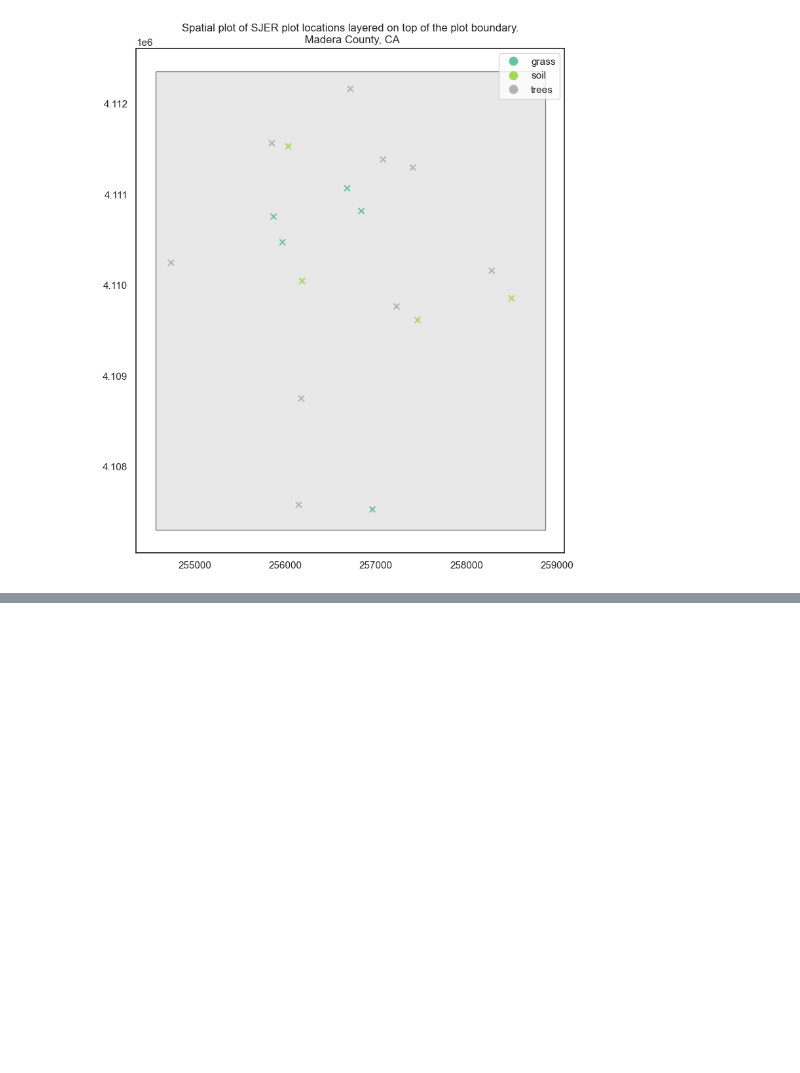
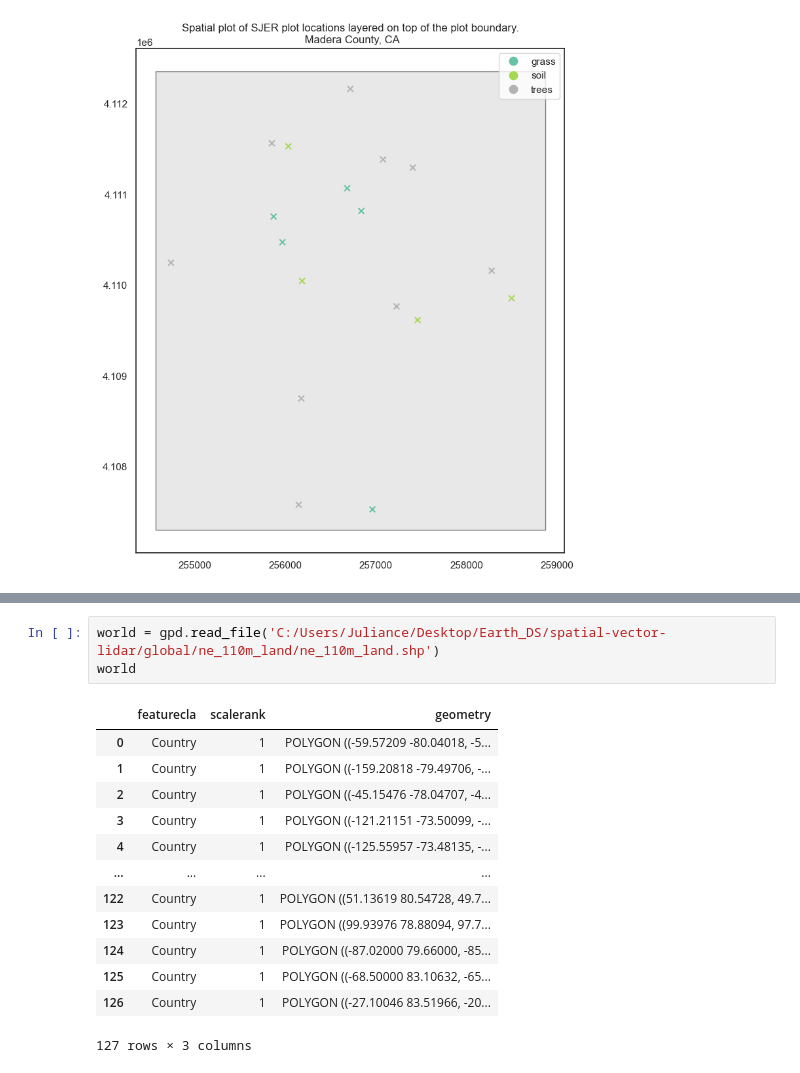
Before and after one commit to KenMuriuki/Earth-Studies, a Jupyter notebook: ch2.ipynb, the cells around one changed output, grey strips where cells are left out. Cells and saved outputs as stored; diff of their text form; blank space fills up the shorter version.

```diff
--- a/ch2.ipynb
+++ b/ch2.ipynb
@@ -118,0 +179,17 @@ Text(0.5, 1.0, 'Spatial plot of SJER plot locations layered on top of the plot b
+# %%
+world = gpd.read_file('C:/Users/Juliance/Desktop/Earth_DS/spatial-vector-lidar/global/ne_110m_land/ne_110m_land.shp')
+world
+# %% [output]
+|  | featurecla | scalerank | geometry |
+| 0 | Country | 1 | POLYGON ((-59.57209 -80.04018, -5... |
+| 1 | Country | 1 | POLYGON ((-159.20818 -79.49706, -... |
+| 2 | Country | 1 | POLYGON ((-45.15476 -78.04707, -4... |
+| 3 | Country | 1 | POLYGON ((-121.21151 -73.50099, -... |
+| 4 | Country | 1 | POLYGON ((-125.55957 -73.48135, -... |
+| ... | ... | ... | ... |
+| 122 | Country | 1 | POLYGON ((51.13619 80.54728, 49.7... |
+| 123 | Country | 1 | POLYGON ((99.93976 78.88094, 97.7... |
+| 124 | Country | 1 | POLYGON ((-87.02000 79.66000, -85... |
+| 125 | Country | 1 | POLYGON ((-68.50000 83.10632, -65... |
+| 126 | Country | 1 | POLYGON ((-27.10046 83.51966, -20... |
+127 rows × 3 columns
```
Also changed, not shown: parts of 8 cells of this notebook.
